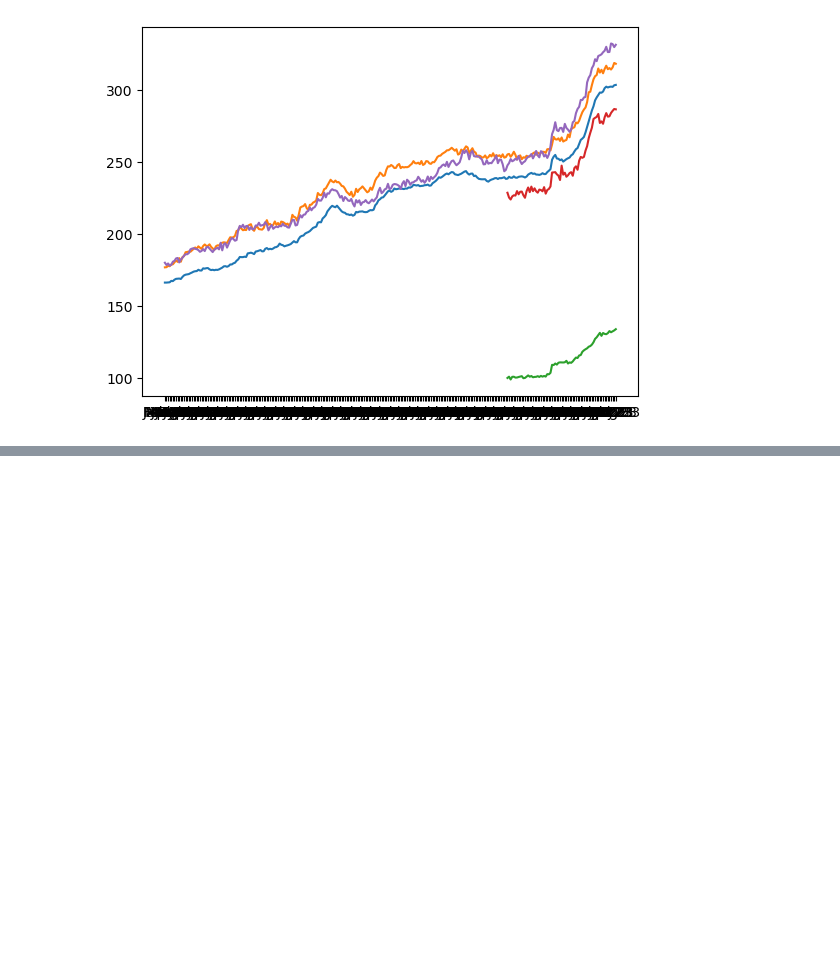
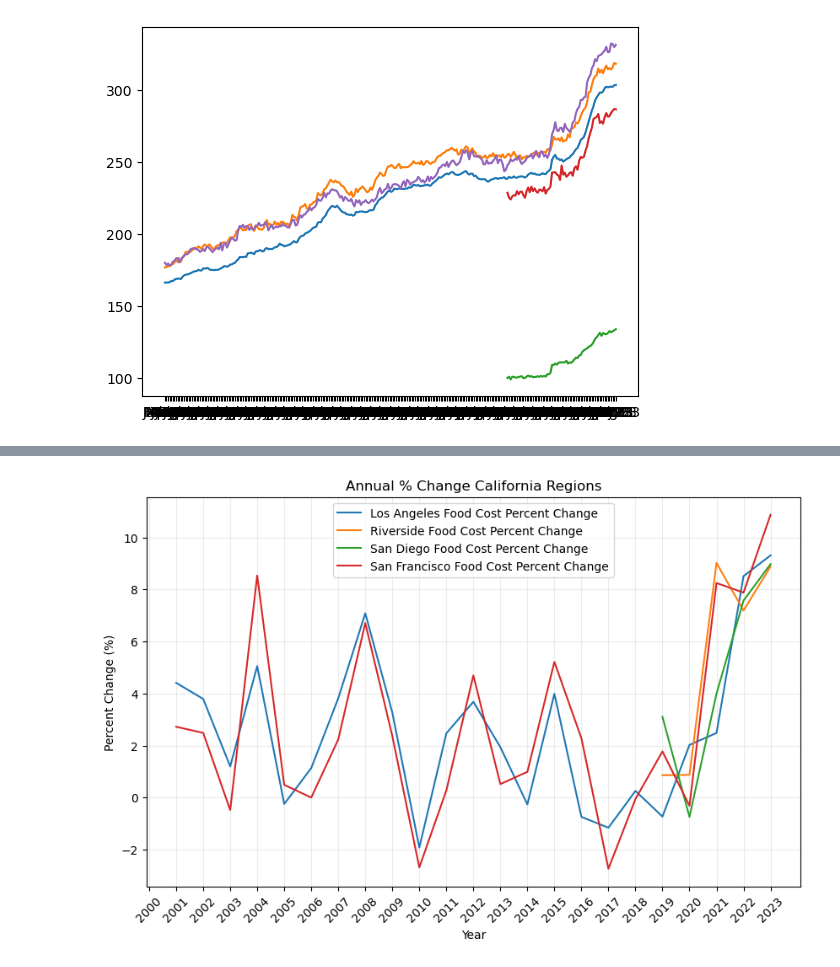
Before and after one commit to BeccaBenn/grocery_inflation, a Jupyter notebook: Becca/Max_copy/CPI_Expenditure_Detail.ipynb, the cells around one changed output, grey strips where cells are left out. Cells and saved outputs as stored; diff of their text form; code cells hidden in the pictures; blank space fills up the shorter version.

```diff
--- a/Becca/Max_copy/CPI_Expenditure_Detail.ipynb
+++ b/Becca/Max_copy/CPI_Expenditure_Detail.ipynb
@@ -306,0 +463,21 @@ ValueError: time data "Jan 00" doesn't match format "%b %Y", at position 0. You
+# %%
+# Create a list of years from 2000 to 2023
+custom_years = list(range(2000, 2024))
+plt.figure(figsize=(10, 6))
+# Specify the column to omit (change 'Column_To_Omit' to the actual column name)
+column_to_omit = 'usa_food_at_home'
+for column in percent_changes2.columns:
+    if column != column_to_omit:
+        plt.plot(percent_changes2.index, percent_changes2[column], label=column)
+plt.xlabel('Year')
+plt.ylabel('Percent Change (%)')
+plt.title('Annual % Change California Regions')
+# Set custom x-axis ticks to display the years 2000 to 2023
+plt.xticks(expenditure_df2.index, xtick_labels, rotation=45)
+plt.legend(['Los Angeles Food Cost Percent Change','Riverside Food Cost Percent Change',
+          'San Diego Food Cost Percent Change', 'San Francisco Food Cost Percent Change'])
+plt.grid(alpha=0.25)
+plt.savefig('C:/Users/benne/OneDrive/Desktop/BootCamp/Group_projects/project_1/grocery_inflation/Images/Annual_Ca_Region_Line.png', dpi=300)
+plt.show()
+# %% [output]
+[figure, added]
```
Also changed, not shown: parts of 24 cells of this notebook, 7 other files.
